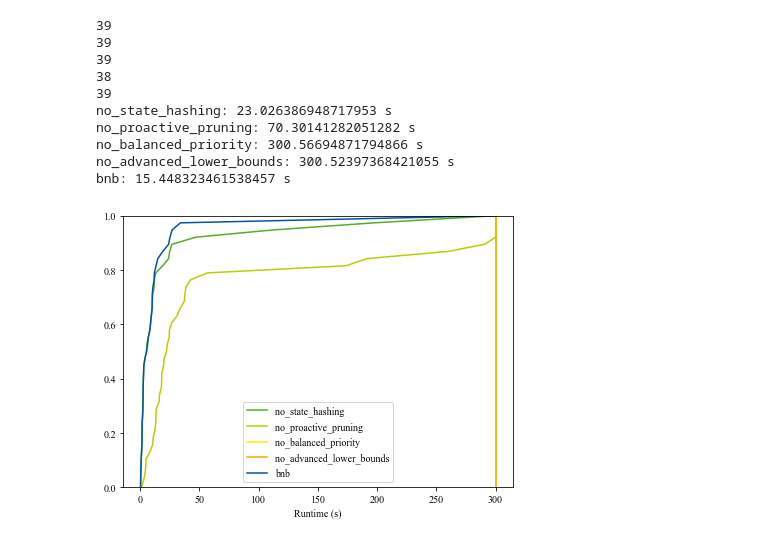
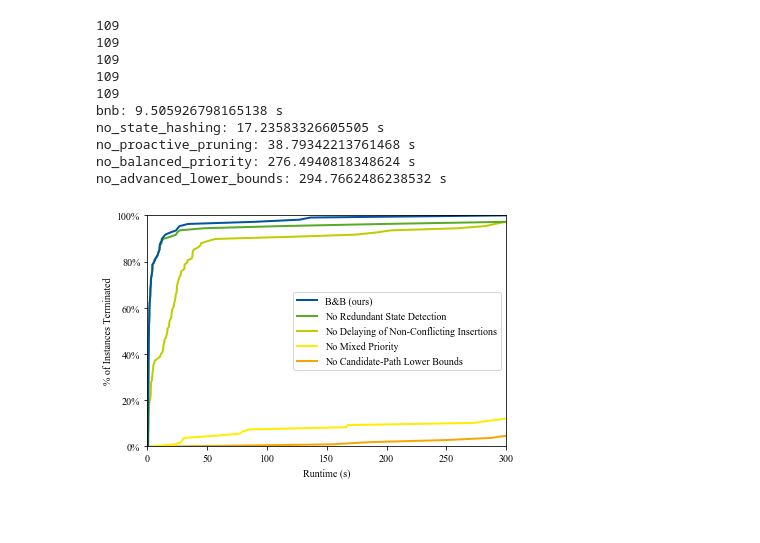
Before and after one commit to jsb/LayoutEmbedding, a Jupyter notebook: notebooks/bnb_ablation.ipynb, the cells around one changed output. Drawn from its saved outputs; the diff is of its cells as text; code cells hidden in the pictures; blank space fills up the shorter version.

Commit message:
update bnb_ablation and optimization_timeline notebooks

```diff
--- a/notebooks/bnb_ablation.ipynb
+++ b/notebooks/bnb_ablation.ipynb
@@ -16,76 +16,95 @@ df = pd.read_csv(bnb_ablation_stats_path)
 
 data_series = [
     {
+        'name': 'bnb',
+        'label': 'B&B (ours)',
+        'color': 'rwth:blue',
+        'filter': {'state_hashing': 1, 'proactive_pruning': 1, 'balanced_priority': 1, 'advanced_lower_bounds': 1},
+        'z': 0.0,
+    },
+    {
         'name': 'no_state_hashing',
-        'label': 'no_state_hashing',
+        'label': 'No Redundant State Detection',
         'color': 'rwth:green',
         'filter': {'state_hashing': 0, 'proactive_pruning': 1, 'balanced_priority': 1, 'advanced_lower_bounds': 1},
+        'z': -1.0,
     },
     {
         'name': 'no_proactive_pruning',
-        'label': 'no_proactive_pruning',
+        'label': 'No Delaying of Non-Conflicting Insertions',
         'color': 'rwth:maygreen',
         'filter': {'state_hashing': 1, 'proactive_pruning': 0, 'balanced_priority': 1, 'advanced_lower_bounds': 1},
+        'z': -2.0,
     },
     {
         'name': 'no_balanced_priority',
-        'label': 'no_balanced_priority',
+        'label': 'No Mixed Priority',
         'color': 'rwth:yellow',
         'filter': {'state_hashing': 1, 'proactive_pruning': 1, 'balanced_priority': 0, 'advanced_lower_bounds': 1},
+        'z': -3.0,
     },
     {
         'name': 'no_advanced_lower_bounds',
-        'label': 'no_advanced_lower_bounds',
+        'label': 'No Candidate-Path Lower Bounds',
         'color': 'rwth:orange',
         'filter': {'state_hashing': 1, 'proactive_pruning': 1, 'balanced_priority': 1, 'advanced_lower_bounds': 0},
-    },
-    {
-        'name': 'bnb',
-        'label': 'bnb',
-        'color': 'rwth:blue',
-        'filter': {'state_hashing': 1, 'proactive_pruning': 1, 'balanced_priority': 1, 'advanced_lower_bounds': 1},
+        'z': -4.0,
     },
 ]
 
 for ds in data_series:
     filt_keys = list(ds['filter'].keys())
     filt_vals = list(ds['filter'].values())
     def f(arg):
         return (arg[filt_keys] == filt_vals).all()
     ds['df'] = df[df.apply(f, axis=1)].copy()
     print(len(ds['df']))
 
 for ds in data_series:
     name = ds['name']
     mean = ds['df']['runtime'].mean()
     print(f'{name}: {mean} s')
 
-plt.figure(figsize=(7,5))
+plt.figure(figsize=(6,4))
 
+time_limit = 300.0
 for ds in data_series:
     ds_df = ds['df']
     name = ds['name']
+    label = ds['label']
     color = ds['color']
 
-    ds_df[ds_df['runtime'] > 300.0] = 300.0
+    ds_df[ds_df['runtime'] >= time_limit] = np.inf
 
     ascending_runtime = np.sort(ds_df['runtime'])
     percentiles = np.linspace(0, 1, len(ascending_runtime))
-    plt.plot(ascending_runtime, percentiles, c=color, label=name)
-    #plt.xlim((0,2))
+
+    cutoff = np.argwhere(ascending_runtime >= time_limit)[0][0]
+
+    ascending_runtime = np.append(ascending_runtime[0:cutoff], time_limit)
+    percentiles = np.append(percentiles[0:cutoff], percentiles[cutoff])
+
+    ascending_runtime = np.append(0.0, ascending_runtime)
+    percentiles = np.append(0.0, percentiles)
+
+    plt.plot(ascending_runtime, percentiles, c=color, label=label, linewidth=2, zorder=ds['z'])
     plt.ylim(0, 1)
+    plt.xlim(0, time_limit)
 plt.xlabel('Runtime (s)')
+plt.ylabel('% of Instances Terminated')
+plt.gca().yaxis.set_major_formatter(PercentFormatter(1))
 plt.legend()
-plt.savefig('/home/born/Downloads/bnb_ablation.pdf')
+plt.tight_layout()
+plt.savefig('/home/born/projects/layouts/layout-embedding-paper/img/bnb-ablation/bnb-ablation-plot.pdf')
 # %% [output]
-39
-39
-39
-38
-39
-no_state_hashing: 23.026386948717953 s
-no_proactive_pruning: 70.30141282051282 s
-no_balanced_priority: 300.56694871794866 s
-no_advanced_lower_bounds: 300.52397368421055 s
-bnb: 15.448323461538457 s
+109
+109
+109
+109
+109
+bnb: 9.505926798165138 s
+no_state_hashing: 17.23583326605505 s
+no_proactive_pruning: 38.79342213761468 s
+no_balanced_priority: 276.4940818348624 s
+no_advanced_lower_bounds: 294.7662486238532 s
-[figure, old version]
+[figure, new version]
```
Also changed, not shown: 1 other file.
